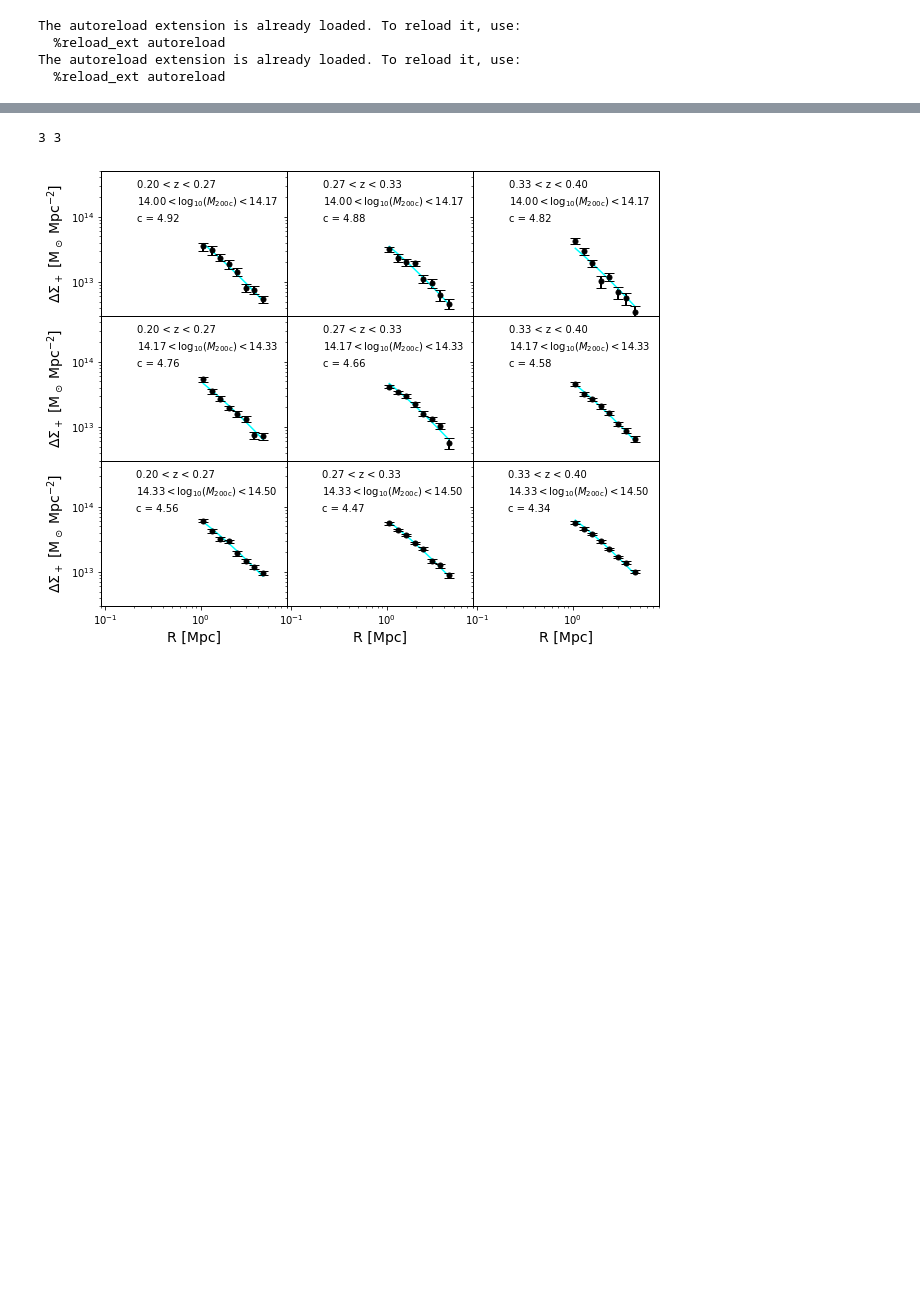
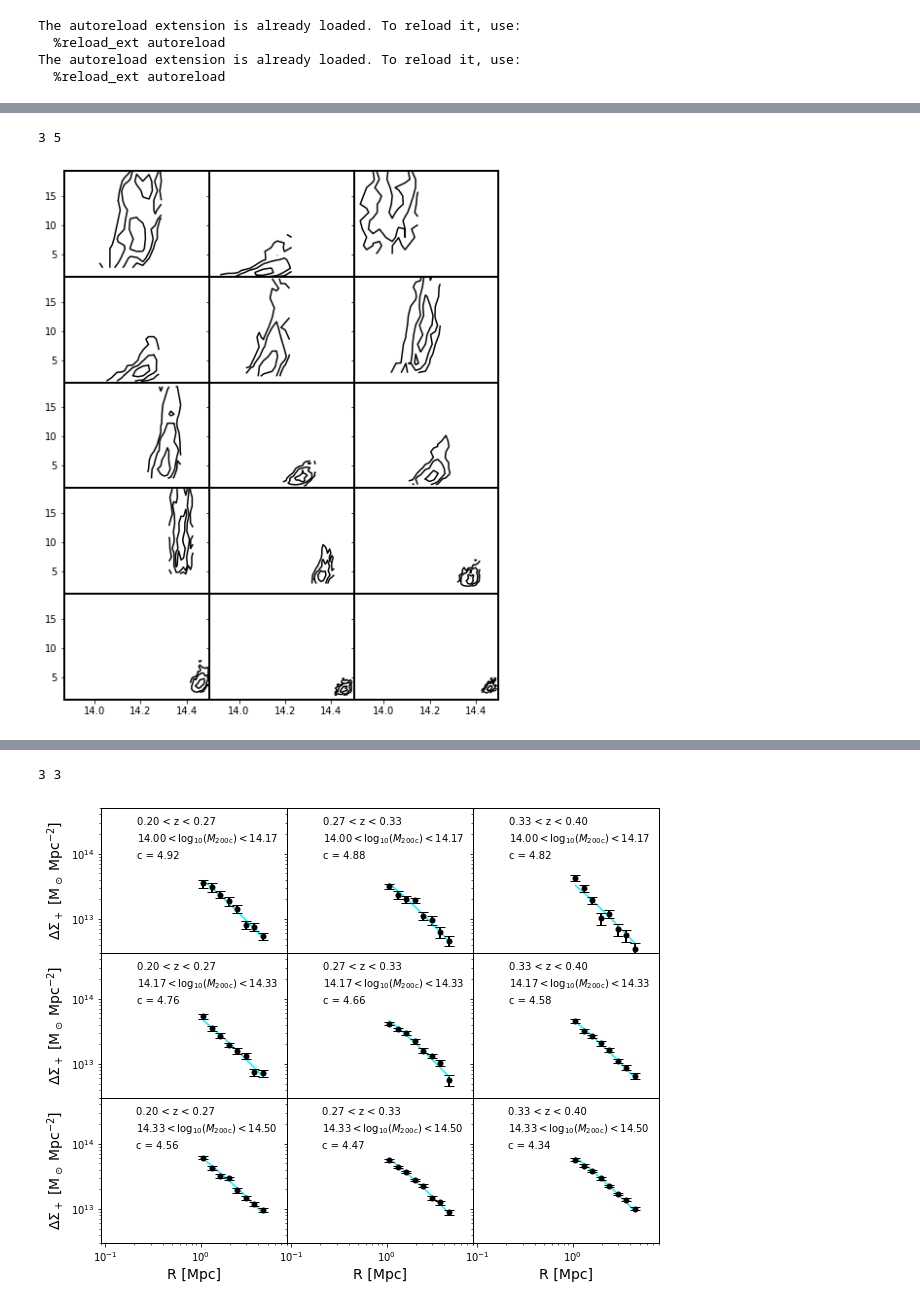
Before and after one commit to LSSTDESC/CLMassDC2, a Jupyter notebook: notebooks/DN1_validation_stacked_analysis_mock_CLMM.ipynb, the cells around one changed output, grey strips where cells are left out. Cells and saved outputs as stored; diff of their text form; code cells hidden in the pictures; blank space fills up the shorter version.

```diff
--- a/notebooks/DN1_validation_stacked_analysis_mock_CLMM.ipynb
+++ b/notebooks/DN1_validation_stacked_analysis_mock_CLMM.ipynb
@@ -78,3 +98,44 @@ fit_mock = fit.fit_WL_cluster_mass(profile = profile_mock, covariance = covarian
+# %%
+n_z_bin = len(Z_bin) - 0
+n_m_bin = len(Mass_bin) - 0
+print(n_z_bin, n_m_bin)
+scale = 4
+fig, axs = plt.subplots(n_m_bin, n_z_bin, figsize = (8, 10),sharex = True, sharey = True)
+plt.rcParams['axes.linewidth'] = 2
+fig.subplots_adjust(wspace=0, hspace=0)
+colors = ['#1f77b4', '#ff7f0e', '#2ca02c',]
+for j, z_bin in enumerate(Z_bin):
+    if j >= n_z_bin: continue
+    for i, m_bin in enumerate(Mass_bin):
+
+        if i >= n_m_bin: continue
+        markersize = [2,2]
+        profile_ = profile_mock
+        mask_z = (profile_['z_mean'] > z_bin[0])*(profile_['z_mean'] < z_bin[1])
+        mask_m = (profile_['obs_mean'] > m_bin[0])*(profile_['obs_mean'] < m_bin[1])
+        index = np.arange(len(profile_['z_mean']))
+        index_cut = index[mask_m * mask_z]
+        p_mcmc = Table(fit_mock)[index_cut][0]
+        H, x, y = np.histogram2d(p_mcmc['chain'][:,0][6000:], p_mcmc['chain'][:,1][6000:], bins=15)
+        label = f'{np.log10(Mass_bin[i][0]):.1f} < $\log M$ < {np.log10(Mass_bin[i][1]):.1f}'
+        axs[i,j].scatter([],[], s = 9, c = 'cyan', label= label)
+        utils.density_contour(p_mcmc['chain'][:,0][6000:], p_mcmc['chain'][:,1][6000:], 11,11, c='k'
+                              , ax=axs[i,j])
+        #axs[i,j].vlines(np.log10(p_mcmc['obs_mean']), 0, 20, color=colors[i])
+        #axs[j].scatter(p_minuit['logm200_w'], p_minuit['c_w'], s = 70, c='k', marker = '^')
+        #axs[j].scatter(mean_mcmc[0], mean_mcmc[1], s = 70, c='m', marker = 's')
+#for i in range(n_z_bin):
+#    if i == 0:
+#        axs[i].set_ylabel(r'$c_{200c}$', fontsize = 20)
+#        axs[i].legend(frameon = True, framealpha=True)
+#        axs[i].set_ylim(0,20)
+#    axs[i].tick_params(axis='both', which = 'major', labelsize= 15)
+#    title = f'{Z_bin[i][0]:.2f} < z < {Z_bin[i][1]:.2f}'
+#    axs[i].set_title(title, fontsize = 15)
+#    axs[i].set_xlabel(r'$\log_{10}\ M_{200c}$', fontsize = 20)
+# %% [output]
+3 5
+[figure, added]
 # %%
 fit_label = [r'$M200c$',r'$Mfof$']
 import matplotlib.pyplot as plt
```
Also changed, not shown: parts of 5 cells of this notebook, 8 other files.
